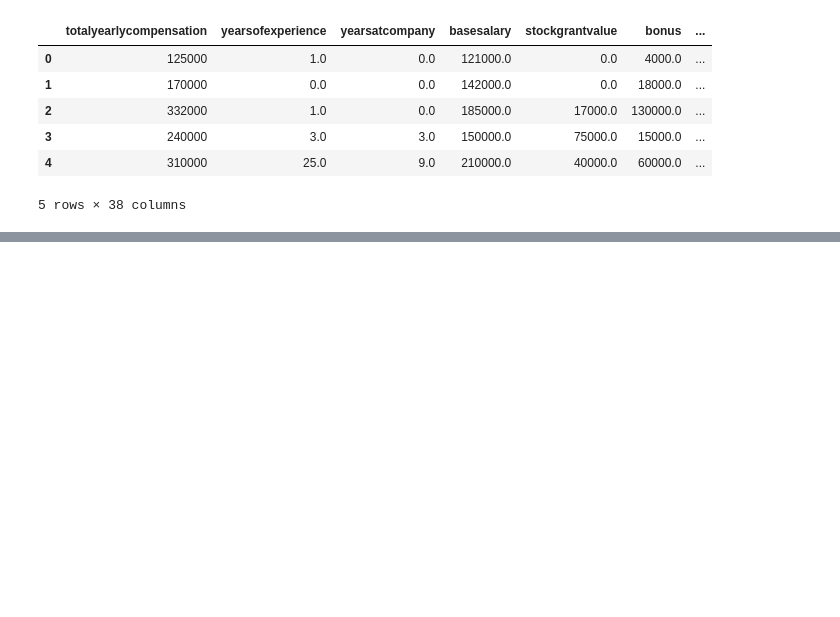
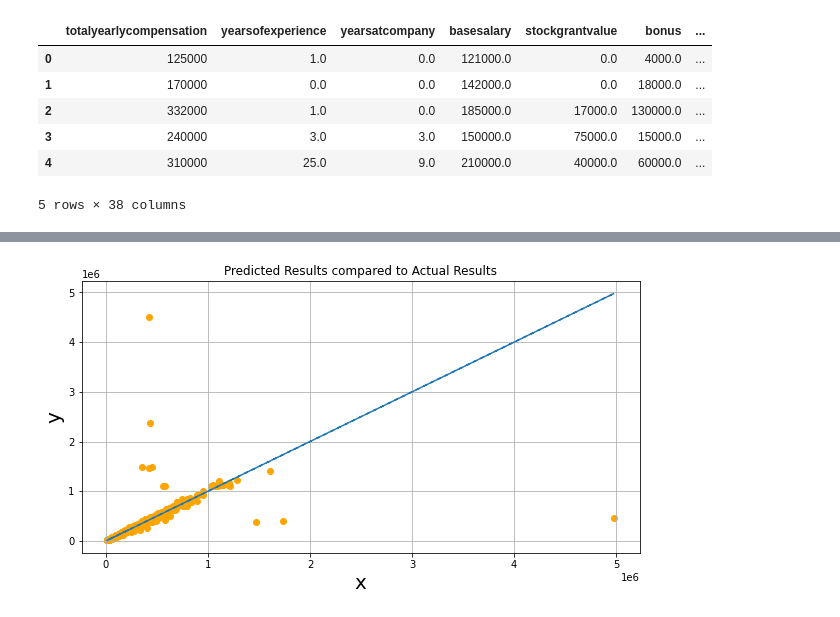
Before and after one commit to ryand0n/SC2022-BatchC-electric-pythons, a Jupyter notebook: Aadya Aradhyula/EDA.ipynb, the cells around one changed output, grey strips where cells are left out. Saved outputs shown, nothing was run; the diff lists cells and outputs as text; code cells hidden in the pictures; blank space fills up the shorter version.

```diff
--- a/Aadya Aradhyula/EDA.ipynb
+++ b/Aadya Aradhyula/EDA.ipynb
@@ -574,0 +739,13 @@ df.head()
+# %%
+#Plot Findings
+plt.figure(figsize=(10,5))
+plt.plot(y_test, y_test, '--')
+#plt.scatter(y_test,y_test, c='green')
+plt.scatter(y_test, y_hat, c='orange')
+plt.xlabel('x', fontsize = 20)
+plt.ylabel('y', fontsize = 20)
+plt.title('Predicted Results compared to Actual Results')
+plt.grid('on')
+plt.show()
+# %% [output]
+[figure, added]
```
Also changed, not shown: parts of 28 cells of this notebook, 20 other files.
